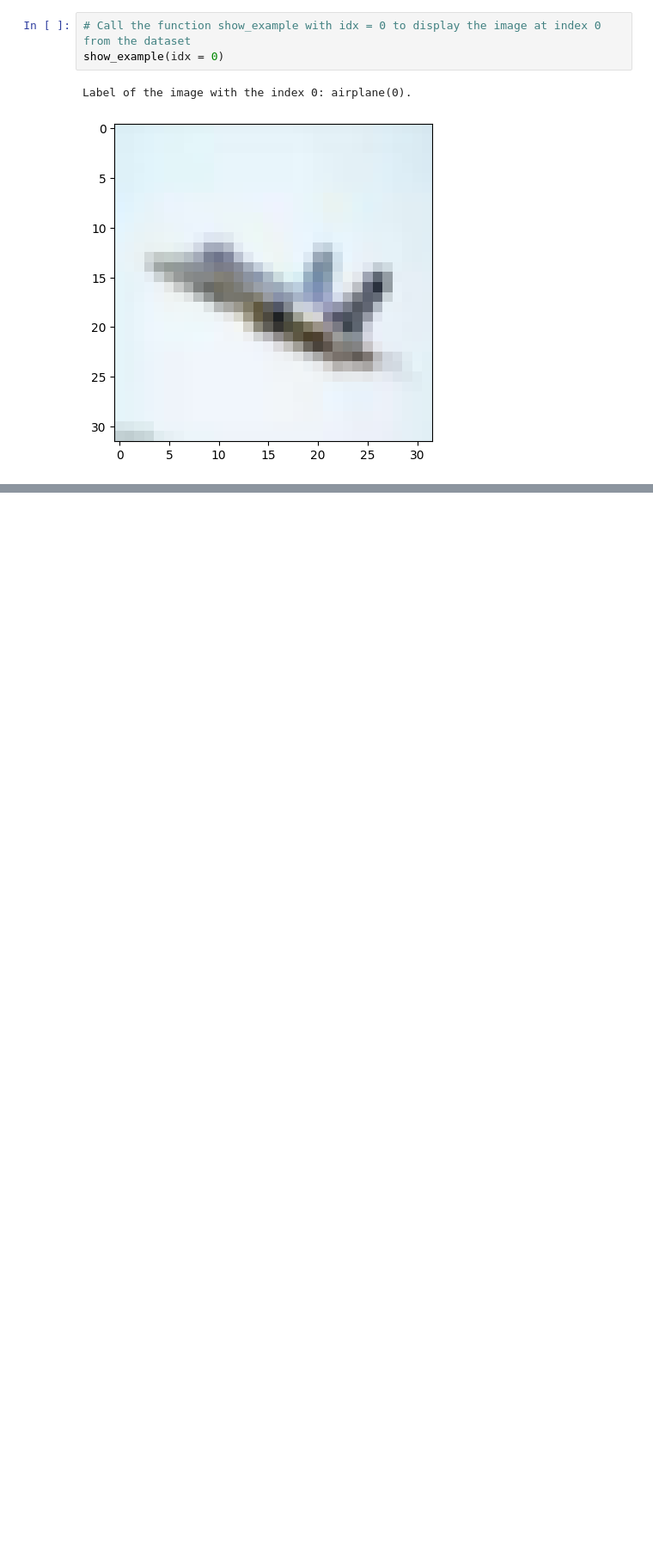
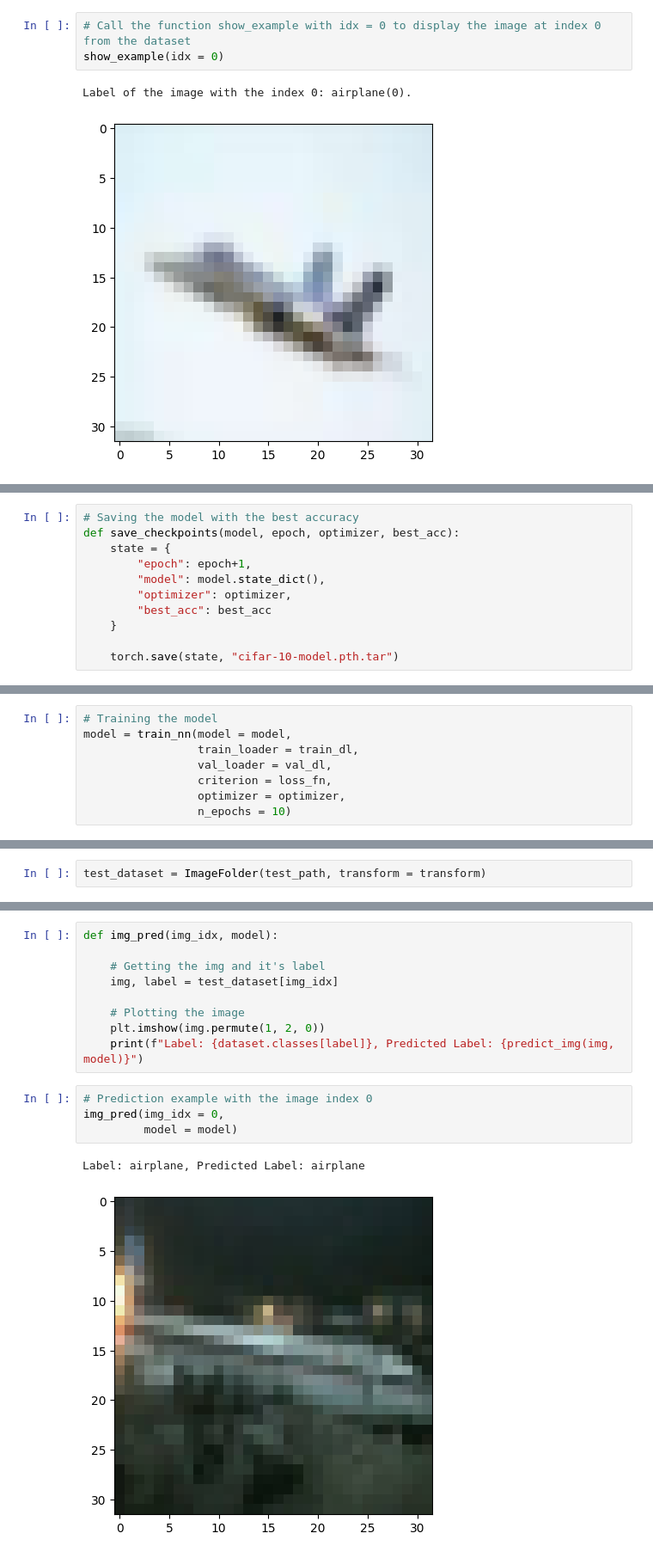
Before and after one commit to RawatRahul14/PyTorch-Guide, a Jupyter notebook: 3. CNN Model/image_classification_using_cnn.ipynb, the cells around one changed output, grey strips where cells are left out. Shown at 86% size. Cells and saved outputs as stored; diff of their text form; blank space fills up the shorter version.

Commit message:
cifar10-cnn

```diff
--- a/3. CNN Model/image_classification_using_cnn.ipynb
+++ b/3. CNN Model/image_classification_using_cnn.ipynb
@@ -110,0 +294,11 @@ Label of the image with the index 0: airplane(0).
+# %%
+# Saving the model with the best accuracy
+def save_checkpoints(model, epoch, optimizer, best_acc):
+    state = {
+        "epoch": epoch+1,
+        "model": model.state_dict(),
+        "optimizer": optimizer,
+        "best_acc": best_acc
+    }
+
+    torch.save(state, "cifar-10-model.pth.tar")
@@ -110,0 +385,8 @@ Label of the image with the index 0: airplane(0).
+# %%
+# Training the model
+model = train_nn(model = model,
+                 train_loader = train_dl,
+                 val_loader = val_dl,
+                 criterion = loss_fn,
+                 optimizer = optimizer,
+                 n_epochs = 10)
@@ -110,0 +413,2 @@ Label of the image with the index 0: airplane(0).
+# %%
+test_dataset = ImageFolder(test_path, transform = transform)
@@ -110,0 +428,16 @@ Label of the image with the index 0: airplane(0).
+# %%
+def img_pred(img_idx, model):
+
+    # Getting the img and it's label
+    img, label = test_dataset[img_idx]
+
+    # Plotting the image
+    plt.imshow(img.permute(1, 2, 0))
+    print(f"Label: {dataset.classes[label]}, Predicted Label: {predict_img(img, model)}")
+# %%
+# Prediction example with the image index 0
+img_pred(img_idx = 0,
+         model = model)
+# %% [output]
+Label: airplane, Predicted Label: airplane
+[figure, added]
```
Also changed, not shown: parts of 22 cells of this notebook.
